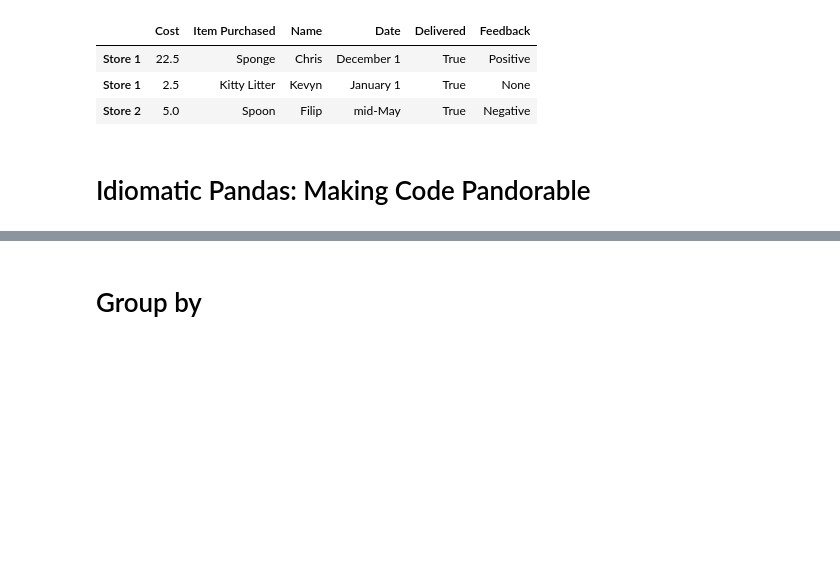
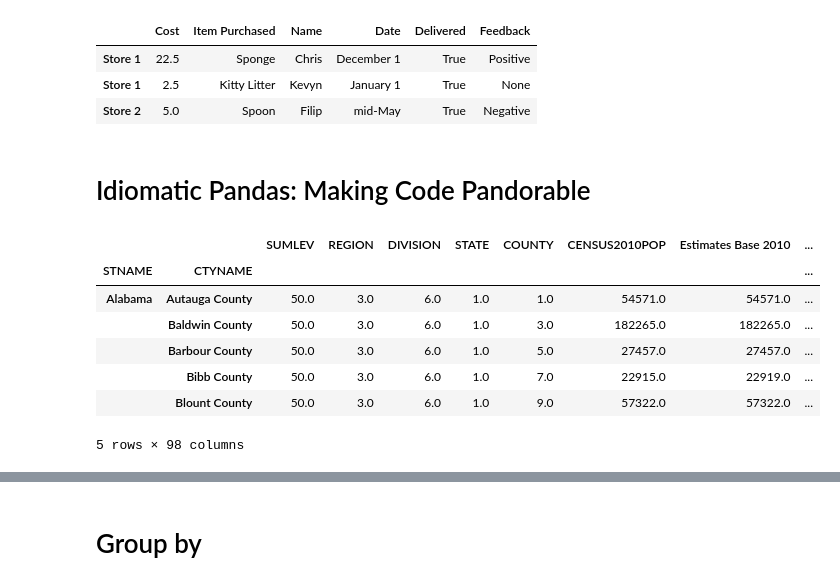
Before and after one commit to sindinista/personal-dev, a Jupyter notebook: Applied_Data_Science/Week 3.ipynb, the cells around one changed output, grey strips where cells are left out. Cells and saved outputs as stored; diff of their text form; code cells hidden in the pictures; blank space fills up the shorter version.

```diff
--- a/Applied_Data_Science/Week 3.ipynb
+++ b/Applied_Data_Science/Week 3.ipynb
@@ -98,8 +98,17 @@ df
 # %%
 (df.where(df['SUMLEV']==50)
     .dropna()
     .set_index(['STNAME','CTYNAME'])
-    .rename(columns={'ESTIMATESBASE2010': 'Estimates Base 2010'}))
+    .rename(columns={'ESTIMATESBASE2010': 'Estimates Base 2010'})).head()
+# %% [output]
+|  |  | SUMLEV | REGION | DIVISION | STATE | COUNTY | CENSUS2010POP | Estimates Base 2010 | ... |
+| STNAME | CTYNAME |  |  |  |  |  |  |  | ... |
+| Alabama | Autauga County | 50.0 | 3.0 | 6.0 | 1.0 | 1.0 | 54571.0 | 54571.0 | ... |
+|  | Baldwin County | 50.0 | 3.0 | 6.0 | 1.0 | 3.0 | 182265.0 | 182265.0 | ... |
+|  | Barbour County | 50.0 | 3.0 | 6.0 | 1.0 | 5.0 | 27457.0 | 27457.0 | ... |
+|  | Bibb County | 50.0 | 3.0 | 6.0 | 1.0 | 7.0 | 22915.0 | 22919.0 | ... |
+|  | Blount County | 50.0 | 3.0 | 6.0 | 1.0 | 9.0 | 57322.0 | 57322.0 | ... |
+5 rows × 98 columns
 # %%
 df = df[df['SUMLEV']==50]
 df.set_index(['STNAME','CTYNAME'], inplace=True)
```
Also changed, not shown: parts of 4 cells of this notebook.
